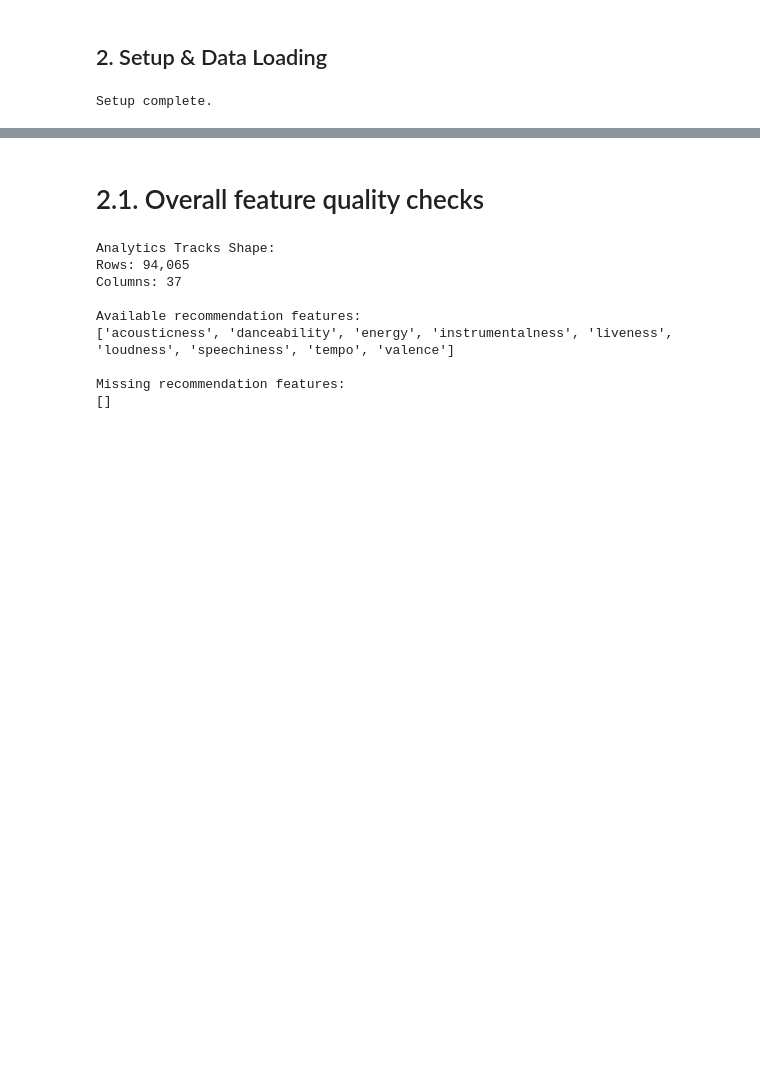
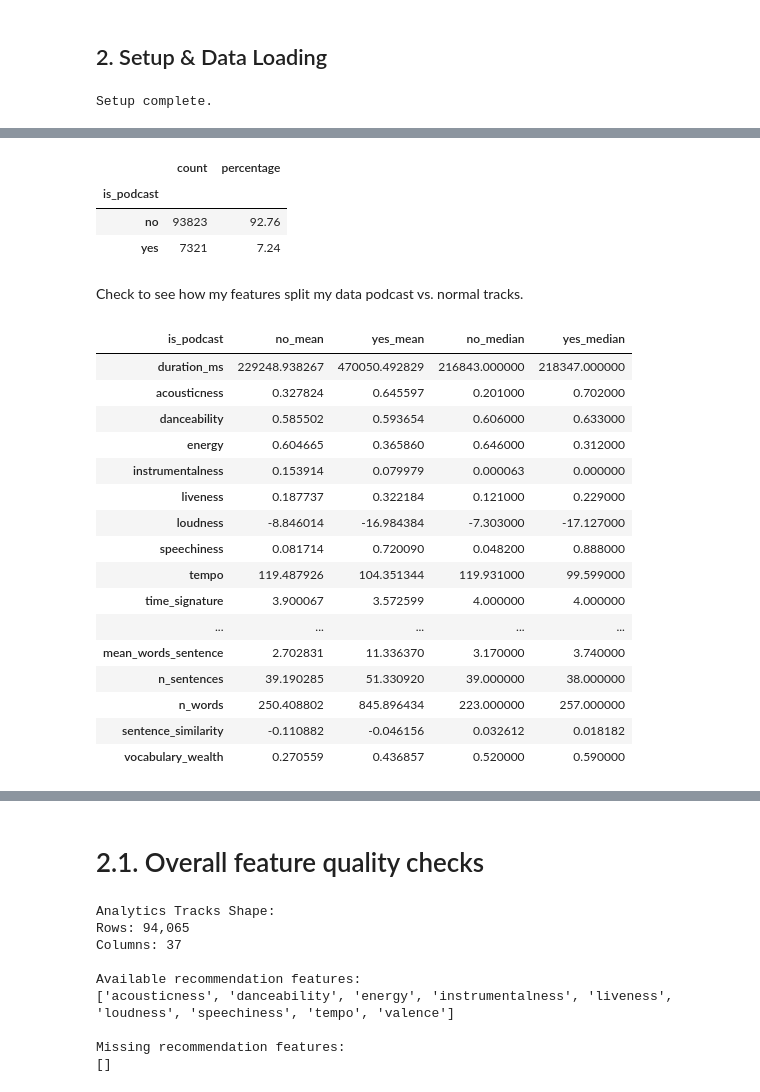
Before and after one commit to ds25m025edbertolima/soe-spotify, a Jupyter notebook: notebooks/4-exploratory-data-analysis.ipynb, the cells around one changed output, grey strips where cells are left out. Saved outputs shown, nothing was run; the diff lists cells and outputs as text; code cells hidden in the pictures; blank space fills up the shorter version.

```diff
--- a/notebooks/4-exploratory-data-analysis.ipynb
+++ b/notebooks/4-exploratory-data-analysis.ipynb
@@ -76,0 +79,79 @@ Features loaded: 94,065
+# %%
+podcast_summary = pd.DataFrame({
+    "count": df_tracks["is_podcast"].value_counts(),
+    "percentage": df_tracks["is_podcast"].value_counts(normalize=True).mul(100).round(2)
+})
+
+podcast_summary
+# %% [output]
+|  | count | percentage |
+| is_podcast |  |  |
+| no | 93823 | 92.76 |
+| yes | 7321 | 7.24 |
+# %% [markdown]
+Check to see how my features split my data podcast vs. normal tracks.
+# %%
+audio_features = [
+    "duration_ms",
+    "acousticness",
+    "danceability",
+    "energy",
+    "instrumentalness",
+    "liveness",
+    "loudness",
+    "speechiness",
+    "tempo",
+    "time_signature",
+    "valence"
+]
+
+artist_features = [
+    "track_popularity",
+    "artist_popularity",
+    "artist_followers"
+]
+
+text_features = [
+    "mean_syllables_word",
+    "mean_words_sentence",
+    "n_sentences",
+    "n_words",
+    "sentence_similarity",
+    "vocabulary_wealth"
+]
+
+categorical_features = [
+    "album_type",
+    "artist_primary_genre_broad",
+    "artist_secondary_genre_broad"
+]
+
+numeric_features = audio_features + artist_features + text_features
+summary_mean = df_tracks.groupby("is_podcast")[numeric_features].mean().T
+summary_median = df_tracks.groupby("is_podcast")[numeric_features].median().T
+
+podcast_comparison = summary_mean.join(
+    summary_median,
+    lsuffix="_mean",
+    rsuffix="_median"
+)
+
+podcast_comparison
+# %% [output]
+| is_podcast | no_mean | yes_mean | no_median | yes_median |
+| duration_ms | 229248.938267 | 470050.492829 | 216843.000000 | 218347.000000 |
+| acousticness | 0.327824 | 0.645597 | 0.201000 | 0.702000 |
+| danceability | 0.585502 | 0.593654 | 0.606000 | 0.633000 |
+| energy | 0.604665 | 0.365860 | 0.646000 | 0.312000 |
+| instrumentalness | 0.153914 | 0.079979 | 0.000063 | 0.000000 |
+| liveness | 0.187737 | 0.322184 | 0.121000 | 0.229000 |
+| loudness | -8.846014 | -16.984384 | -7.303000 | -17.127000 |
+| speechiness | 0.081714 | 0.720090 | 0.048200 | 0.888000 |
+| tempo | 119.487926 | 104.351344 | 119.931000 | 99.599000 |
+| time_signature | 3.900067 | 3.572599 | 4.000000 | 4.000000 |
+| ... | ... | ... | ... | ... |
+| mean_words_sentence | 2.702831 | 11.336370 | 3.170000 | 3.740000 |
+| n_sentences | 39.190285 | 51.330920 | 39.000000 | 38.000000 |
+| n_words | 250.408802 | 845.896434 | 223.000000 | 257.000000 |
+| sentence_similarity | -0.110882 | -0.046156 | 0.032612 | 0.018182 |
+| vocabulary_wealth | 0.270559 | 0.436857 | 0.520000 | 0.590000 |
```
Also changed, not shown: parts of 16 cells of this notebook, 2 other files.
